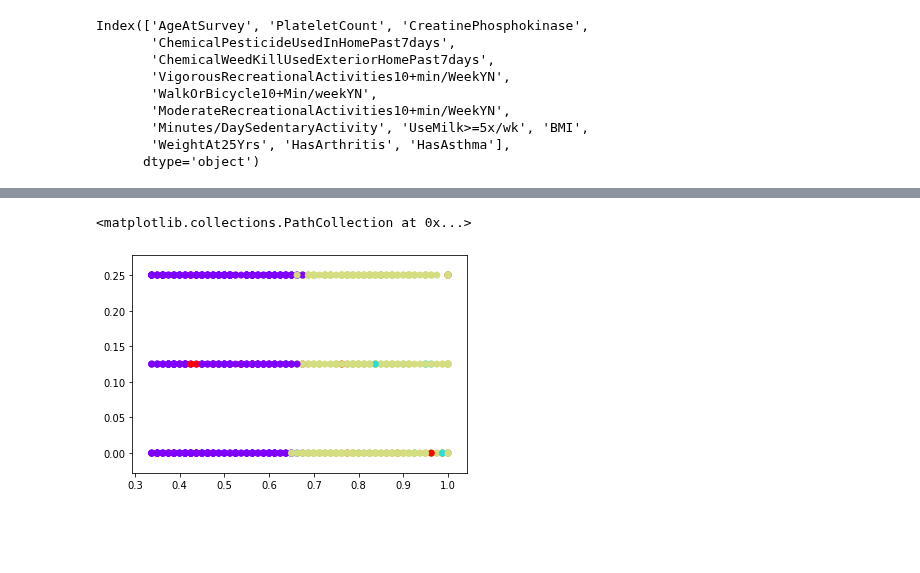
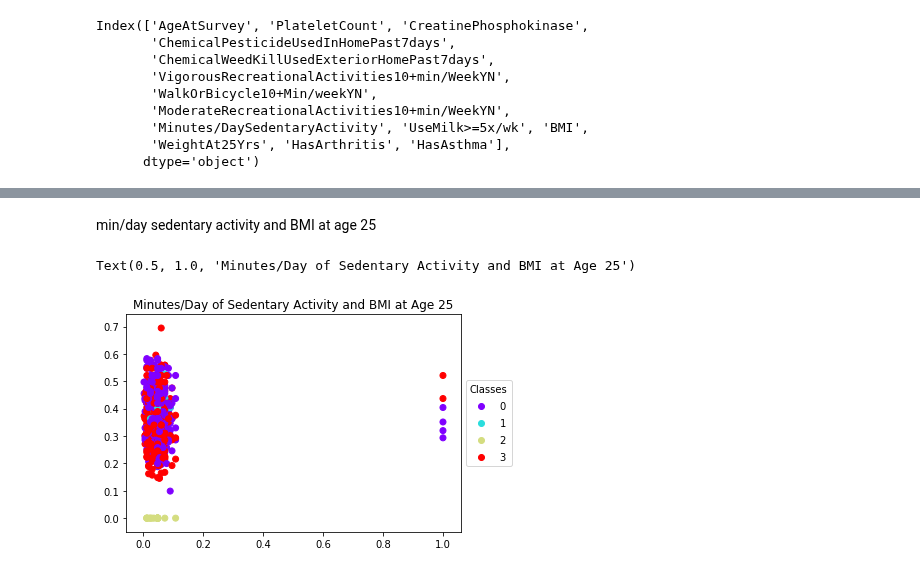
Before and after one commit to mightysquirrely/Capstone-2-Project, a Jupyter notebook: Capstone-2-Work.ipynb, the cells around one changed output, grey strips where cells are left out. Saved outputs shown, nothing was run; the diff lists cells and outputs as text; code cells hidden in the pictures; blank space fills up the shorter version.

```diff
--- a/Capstone-2-Work.ipynb
+++ b/Capstone-2-Work.ipynb
@@ -770,6 +741,14 @@ plt.scatter(x[:, 3], x[:, 9], c = y_kmeans4, cmap='rainbow')
-# %%
-plt.scatter(x[:, 0], x[:, 9], c = y_kmeans4, cmap='rainbow')
-# 0 = current age     9 = UseMilk >=5x/wk
-# %% [output]
-<matplotlib.collections.PathCollection at 0x...>
-[figure, removed]
+# %% [markdown]
+min/day sedentary activity and BMI at age 25
+# %%
+scatter = plt.scatter(x[:, 8], x[:, 10], c = y_kmeans4, cmap='rainbow')
+
+#https://matplotlib.org/3.1.1/gallery/lines_bars_and_markers/scatter_with_legend.html
+# produce a legend with the unique colors from the scatter
+legend1 = plt.legend(*scatter.legend_elements(),
+                    loc='center left', bbox_to_anchor=(1, 0.5), title="Classes")
+#https://stackoverflow.com/questions/4700614/how-to-put-the-legend-out-of-the-plot
+plt.title('Minutes/Day of Sedentary Activity and BMI at Age 25')
+# %% [output]
+Text(0.5, 1.0, 'Minutes/Day of Sedentary Activity and BMI at Age 25')
+[figure, added]
```
Also changed, not shown: parts of 19 cells of this notebook, 1 other file.
